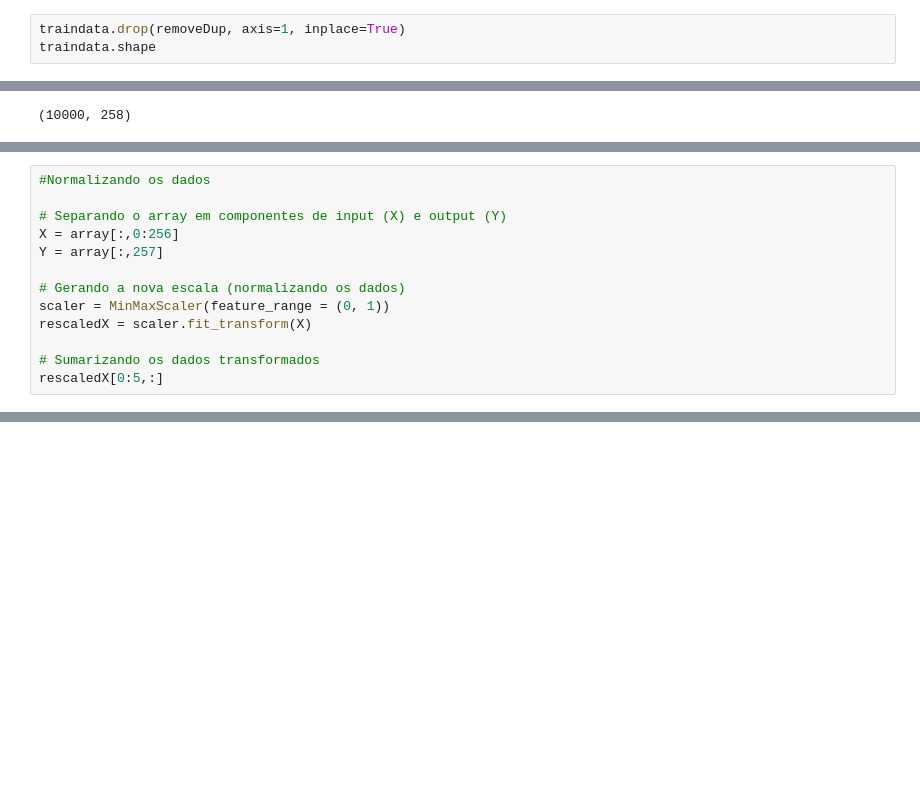
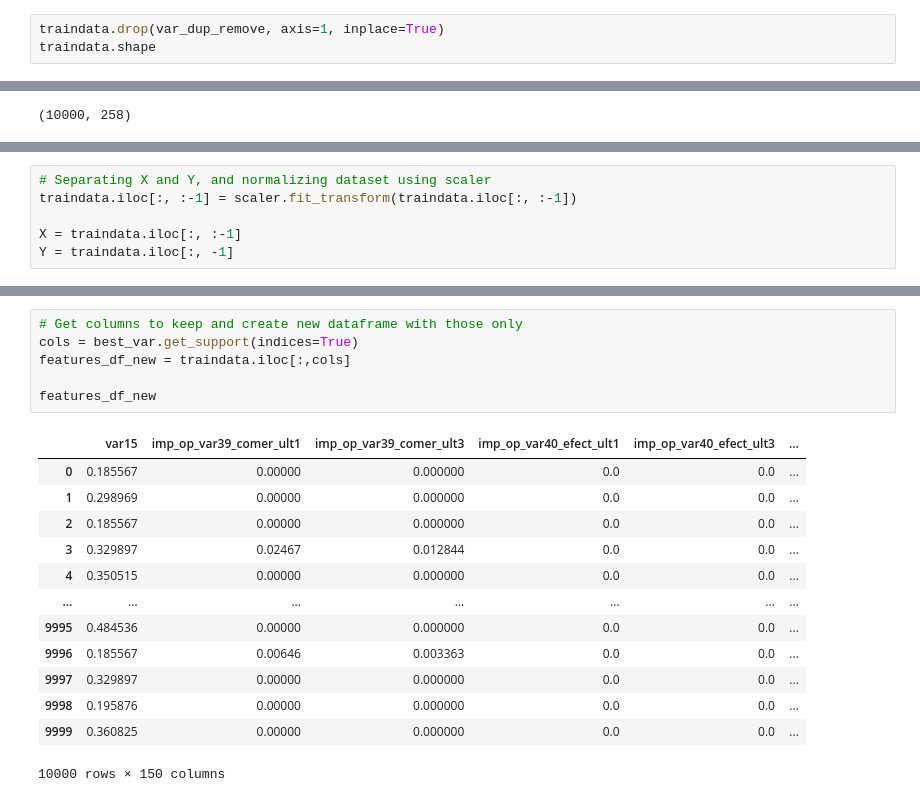
Before and after one commit to juyamauti/SantanderCustomerSatisfaction, a Jupyter notebook: Proj03_SantanderCustomerSatisfaction.ipynb, the cells around one changed output, grey strips where cells are left out. Saved outputs shown, nothing was run; the diff lists cells and outputs as text; blank space fills up the shorter version.

```diff
--- a/Proj03_SantanderCustomerSatisfaction.ipynb
+++ b/Proj03_SantanderCustomerSatisfaction.ipynb
@@ -131,7 +177,7 @@ print(removeDup)
 # %% [output]
 ['ind_var40_0', 'ind_var40', 'ind_var39', 'ind_var29_0', 'ind_var29', 'ind_var26', 'ind_var25', 'ind_var32', 'ind_var37', 'ind_var39', 'ind_var44', 'num_var40_0', 'num_var40', 'num_var39', 'num_var29_ ...
 # %%
-traindata.drop(removeDup, axis=1, inplace=True)
+traindata.drop(var_dup_remove, axis=1, inplace=True)
 traindata.shape
 # %% [output]
 (10000, 259)
@@ -146,13 +190,0 @@ array = traindata.values
-# %%
-#Normalizando os dados
-
-# Separando o array em componentes de input (X) e output (Y)
-X = array[:,0:256]
-Y = array[:,257]
-
-# Gerando a nova escala (normalizando os dados)
-scaler = MinMaxScaler(feature_range = (0, 1))
-rescaledX = scaler.fit_transform(X)
-
-# Sumarizando os dados transformados
-rescaledX[0:5,:]
@@ -210,0 +224,6 @@ kfold = KFold(num_folds, True, random_state = seed)
+# %%
+# Separating X and Y, and normalizing dataset using scaler
+traindata.iloc[:, :-1] = scaler.fit_transform(traindata.iloc[:, :-1])
+
+X = traindata.iloc[:, :-1]
+Y = traindata.iloc[:, -1]
@@ -210,0 +270,20 @@ kfold = KFold(num_folds, True, random_state = seed)
+# %%
+# Get columns to keep and create new dataframe with those only
+cols = best_var.get_support(indices=True)
+features_df_new = traindata.iloc[:,cols]
+
+features_df_new
+# %% [output]
+|  | var15 | imp_op_var39_comer_ult1 | imp_op_var39_comer_ult3 | imp_op_var40_efect_ult1 | imp_op_var40_efect_ult3 | ... |
+| 0 | 0.185567 | 0.00000 | 0.000000 | 0.0 | 0.0 | ... |
+| 1 | 0.298969 | 0.00000 | 0.000000 | 0.0 | 0.0 | ... |
+| 2 | 0.185567 | 0.00000 | 0.000000 | 0.0 | 0.0 | ... |
+| 3 | 0.329897 | 0.02467 | 0.012844 | 0.0 | 0.0 | ... |
+| 4 | 0.350515 | 0.00000 | 0.000000 | 0.0 | 0.0 | ... |
+| ... | ... | ... | ... | ... | ... | ... |
+| 9995 | 0.484536 | 0.00000 | 0.000000 | 0.0 | 0.0 | ... |
+| 9996 | 0.185567 | 0.00646 | 0.003363 | 0.0 | 0.0 | ... |
+| 9997 | 0.329897 | 0.00000 | 0.000000 | 0.0 | 0.0 | ... |
+| 9998 | 0.195876 | 0.00000 | 0.000000 | 0.0 | 0.0 | ... |
+| 9999 | 0.360825 | 0.00000 | 0.000000 | 0.0 | 0.0 | ... |
+10000 rows × 150 columns
```
Also changed, not shown: parts of 50 cells of this notebook.
